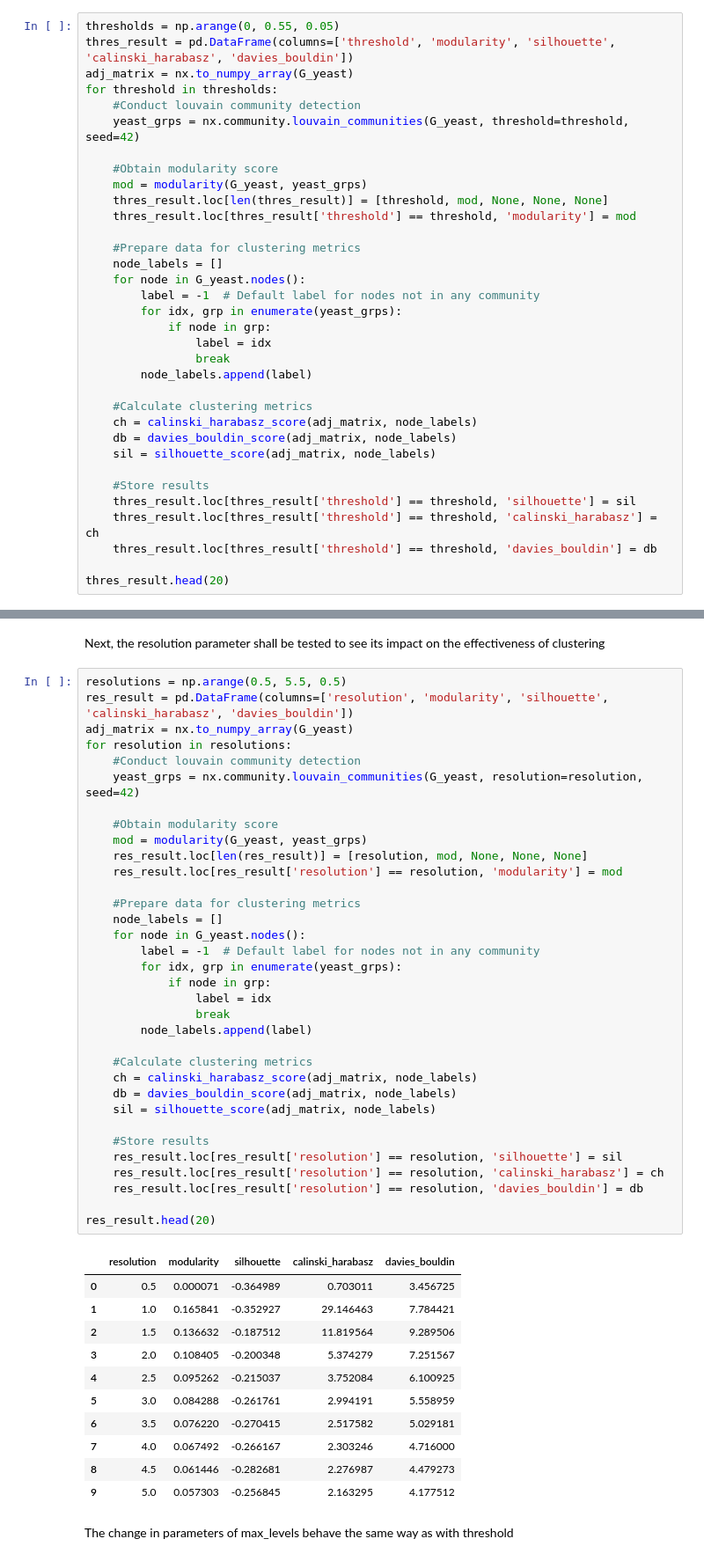
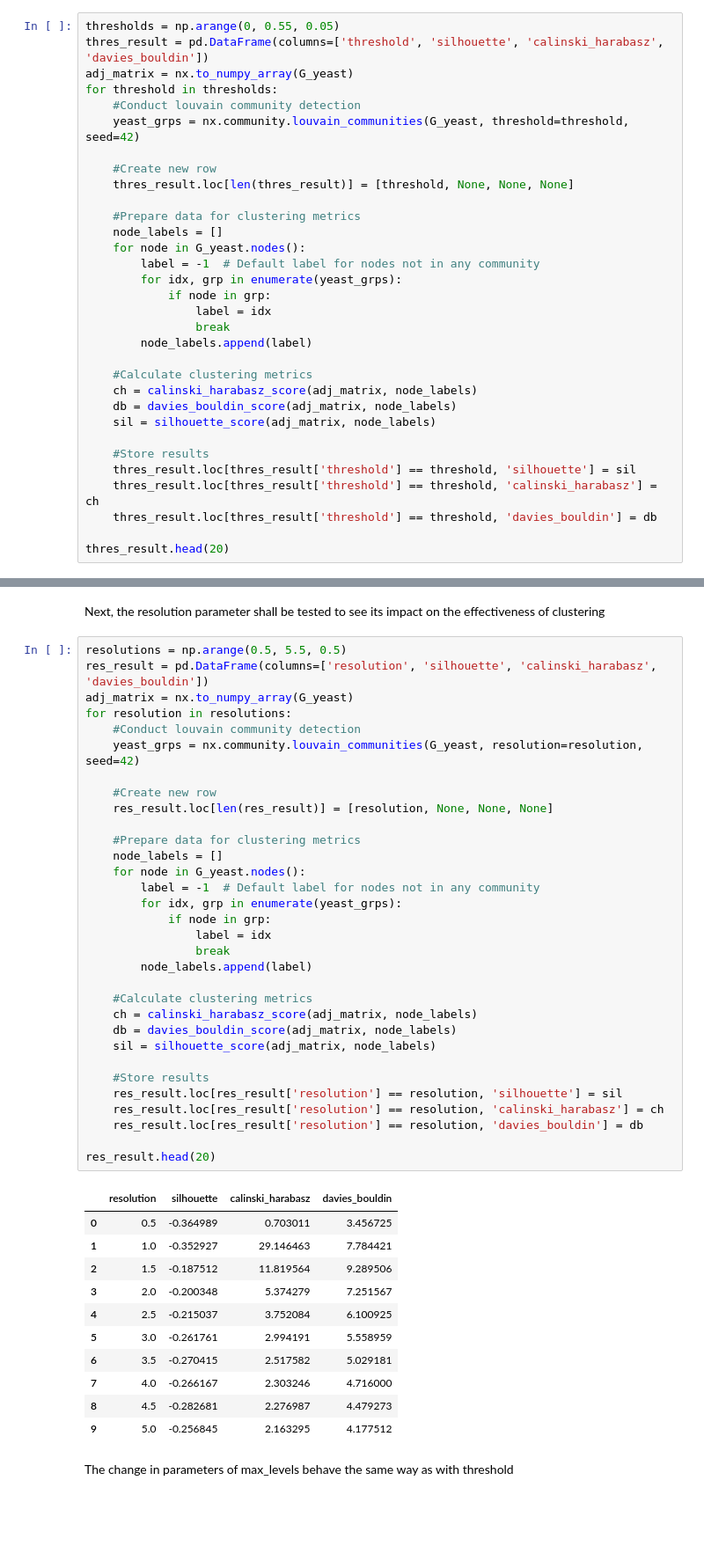
Before and after one commit to itmorgan/SC4200-Proj-One, a Jupyter notebook: louvain.ipynb, the cells around one changed output, grey strips where cells are left out. Shown: that part at 88% size. Saved outputs shown, nothing was run; the diff lists cells and outputs as text; blank space fills up the shorter version.

```diff
--- a/louvain.ipynb
+++ b/louvain.ipynb
@@ -55,16 +55,14 @@ Total number of classes/clusters not given for the yeast ppi. Hence, resolution
 The threshold value shall start from 0 and increase at increments of 0.05 until it reaches 0.1
 # %%
 thresholds = np.arange(0, 0.55, 0.05)
-thres_result = pd.DataFrame(columns=['threshold', 'modularity', 'silhouette', 'calinski_harabasz', 'davies_bouldin'])
+thres_result = pd.DataFrame(columns=['threshold', 'silhouette', 'calinski_harabasz', 'davies_bouldin'])
 adj_matrix = nx.to_numpy_array(G_yeast)
 for threshold in thresholds:
     #Conduct louvain community detection
     yeast_grps = nx.community.louvain_communities(G_yeast, threshold=threshold, seed=42)
 
-    #Obtain modularity score
-    mod = modularity(G_yeast, yeast_grps)
-    thres_result.loc[len(thres_result)] = [threshold, mod, None, None, None]
-    thres_result.loc[thres_result['threshold'] == threshold, 'modularity'] = mod
+    #Create new row
+    thres_result.loc[len(thres_result)] = [threshold, None, None, None]
 
     #Prepare data for clustering metrics
     node_labels = []
@@ -110,50 +108,48 @@ The three metrics appear to be consistent, only changing when the modularity gai
 Next, the resolution parameter shall be tested to see its impact on the effectiveness of clustering
 # %%
 resolutions = np.arange(0.5, 5.5, 0.5)
-res_result = pd.DataFrame(columns=['resolution', 'modularity', 'silhouette', 'calinski_harabasz', 'davies_bouldin'])
+res_result = pd.DataFrame(columns=['resolution', 'silhouette', 'calinski_harabasz', 'davies_bouldin'])
 adj_matrix = nx.to_numpy_array(G_yeast)
 for resolution in resolutions:
     #Conduct louvain community detection
     yeast_grps = nx.community.louvain_communities(G_yeast, resolution=resolution, seed=42)
 
-    #Obtain modularity score
-    mod = modularity(G_yeast, yeast_grps)
-    res_result.loc[len(res_result)] = [resolution, mod, None, None, None]
-    res_result.loc[res_result['resolution'] == resolution, 'modularity'] = mod
+    #Create new row
+    res_result.loc[len(res_result)] = [resolution, None, None, None]
 
     #Prepare data for clustering metrics
     node_labels = []
     for node in G_yeast.nodes():
         label = -1  # Default label for nodes not in any community
         for idx, grp in enumerate(yeast_grps):
             if node in grp:
                 label = idx
                 break
         node_labels.append(label)
 
     #Calculate clustering metrics
     ch = calinski_harabasz_score(adj_matrix, node_labels)
     db = davies_bouldin_score(adj_matrix, node_labels)
     sil = silhouette_score(adj_matrix, node_labels)
 
     #Store results
     res_result.loc[res_result['resolution'] == resolution, 'silhouette'] = sil
     res_result.loc[res_result['resolution'] == resolution, 'calinski_harabasz'] = ch
     res_result.loc[res_result['resolution'] == resolution, 'davies_bouldin'] = db
 
 res_result.head(20)
 # %% [output]
-|  | resolution | modularity | silhouette | calinski_harabasz | davies_bouldin |
-| 0 | 0.5 | 0.000071 | -0.364989 | 0.703011 | 3.456725 |
-| 1 | 1.0 | 0.165841 | -0.352927 | 29.146463 | 7.784421 |
-| 2 | 1.5 | 0.136632 | -0.187512 | 11.819564 | 9.289506 |
-| 3 | 2.0 | 0.108405 | -0.200348 | 5.374279 | 7.251567 |
-| 4 | 2.5 | 0.095262 | -0.215037 | 3.752084 | 6.100925 |
-| 5 | 3.0 | 0.084288 | -0.261761 | 2.994191 | 5.558959 |
-| 6 | 3.5 | 0.076220 | -0.270415 | 2.517582 | 5.029181 |
-| 7 | 4.0 | 0.067492 | -0.266167 | 2.303246 | 4.716000 |
-| 8 | 4.5 | 0.061446 | -0.282681 | 2.276987 | 4.479273 |
-| 9 | 5.0 | 0.057303 | -0.256845 | 2.163295 | 4.177512 |
+|  | resolution | silhouette | calinski_harabasz | davies_bouldin |
+| 0 | 0.5 | -0.364989 | 0.703011 | 3.456725 |
+| 1 | 1.0 | -0.352927 | 29.146463 | 7.784421 |
+| 2 | 1.5 | -0.187512 | 11.819564 | 9.289506 |
+| 3 | 2.0 | -0.200348 | 5.374279 | 7.251567 |
+| 4 | 2.5 | -0.215037 | 3.752084 | 6.100925 |
+| 5 | 3.0 | -0.261761 | 2.994191 | 5.558959 |
+| 6 | 3.5 | -0.270415 | 2.517582 | 5.029181 |
+| 7 | 4.0 | -0.266167 | 2.303246 | 4.716000 |
+| 8 | 4.5 | -0.282681 | 2.276987 | 4.479273 |
+| 9 | 5.0 | -0.256845 | 2.163295 | 4.177512 |
 # %% [markdown]
 The change in parameters of max_levels behave the same way as with threshold
 # %%
```
Also changed, not shown: parts of 6 cells of this notebook.
